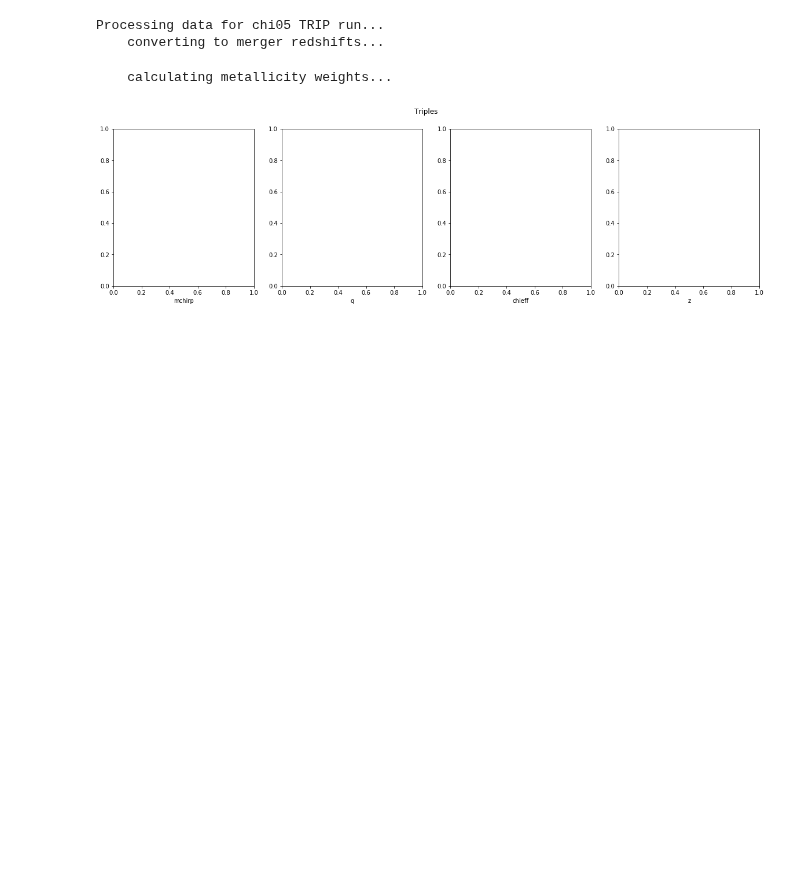
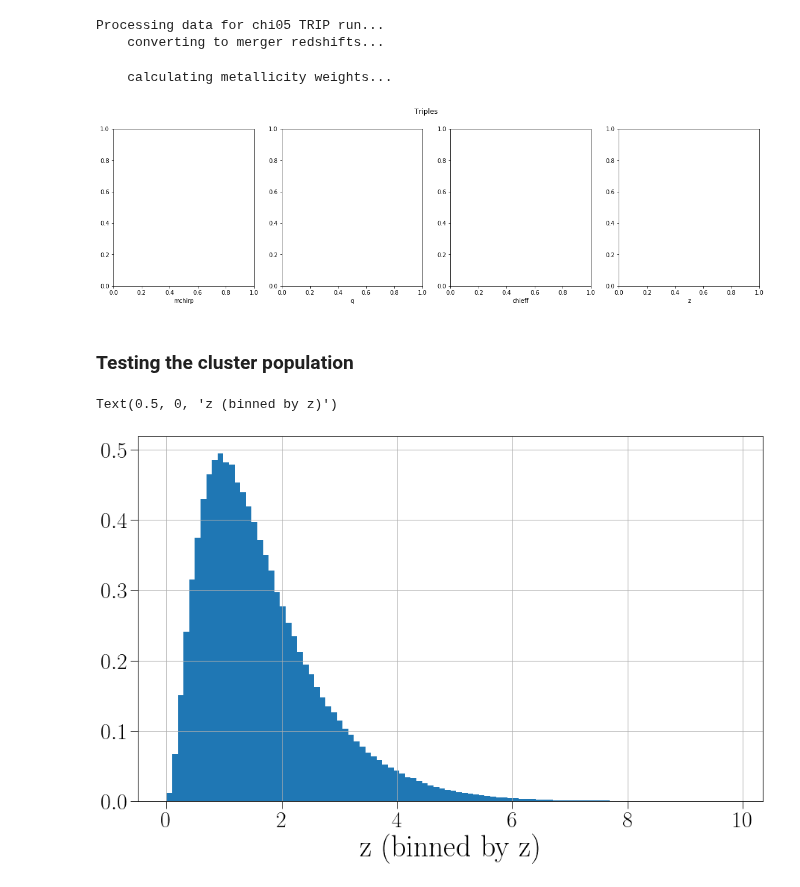
Before and after one commit to michaelzevin/model_selection, a Jupyter notebook: notebooks/process_unweighted_data.ipynb, the cells around one changed output. Saved outputs shown, nothing was run; the diff lists cells and outputs as text; code cells hidden in the pictures; blank space fills up the shorter version.

```diff
--- a/notebooks/process_unweighted_data.ipynb
+++ b/notebooks/process_unweighted_data.ipynb
@@ -10,7 +10,7 @@ from tqdm import tqdm
 from astropy import cosmology
 from astropy.cosmology import z_at_value
 import astropy.units as u
-cosmo = cosmology.Planck15
+cosmo = cosmology.Planck18
 
 from IPython.core.debugger import set_trace
 
@@ -698,3 +698,41 @@ Processing data for chi05 TRIP run...
     converting to merger redshifts...
     calculating metallicity weights...
 [figure]
+# %% [markdown]
+### Testing the cluster population
+# %%
+data = pd.read_csv(os.path.join(base_path,'GC/one_sample.dat'), sep=' ')
+
+data = data.rename(columns={'chi_1':'a1', 'chi_2':'a2'})
+
+# give random noise to spin values, make sure spins are not greater than 1
+for a in ['a1','a2']:
+    data[a] = data[a] + smear_zero_spin(len(data))
+    data.loc[data[a]>1, a] = 1.0
+
+data['mchirp'] = mchirp(data['m1'], data['m2'])
+data['q'] = massratio(data['m1'], data['m2'])
+data['s1x'],data['s1y'],data['s1z'] = gen_iso_spinvecs(data['a1'])
+data['s2x'],data['s2y'],data['s2z'] = gen_iso_spinvecs(data['a2'])
+data['chieff'] = chieff(data['m1'], data['m2'], data['s1z'], data['s2z'])
+# %%
+import astropy.units as u
+import astropy.constants as C
+from astropy.cosmology import z_at_value
+from astropy.cosmology import Planck18 as cosmo
+
+import matplotlib.pyplot as plt
+from matplotlib import gridspec
+%matplotlib inline
+import seaborn as sns
+cp = sns.color_palette("Set2", 10)
+plt.style.use("/Users/michaelzevin/.MATPLOTLIB_RCPARAMS.sty")
+# %%
+data['t_lookback'] = cosmo.lookback_time(data['z'])
+# %%
+fig, axs = plt.subplots()
+_ = axs.hist(data['z'], bins=100, weights=data['weight'], density=True)
+axs.set_xlabel('z (binned by z)')
+# %% [output]
+Text(0.5, 0, 'z (binned by z)')
+[figure, added]
```
Also changed, not shown: parts of 2 cells of this notebook, 9 other files.
